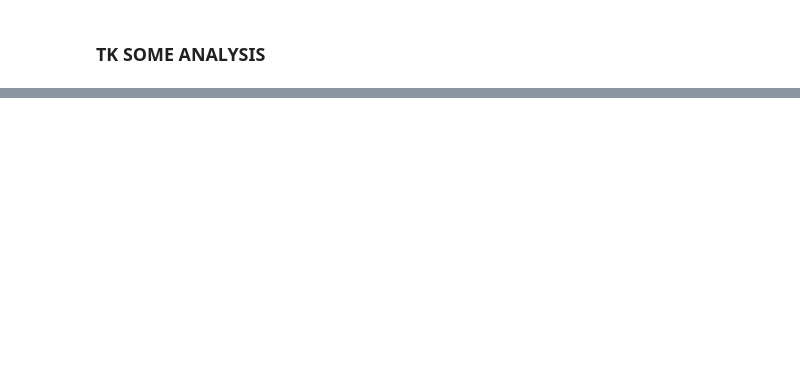
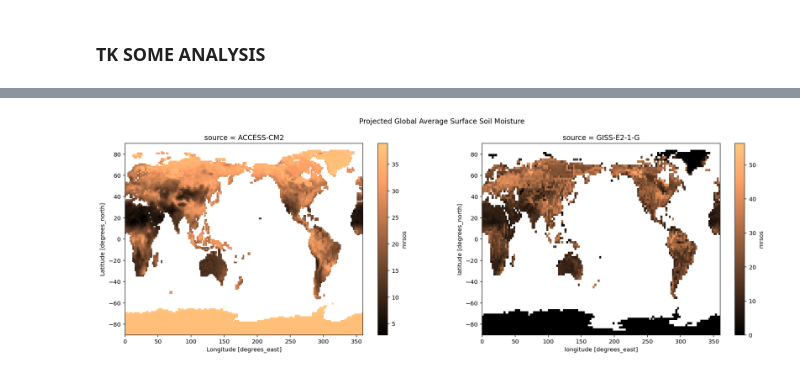
Before and after one commit to zentouro/rces-final, a Jupyter notebook: final_project.ipynb, the cells around one changed output, grey strips where cells are left out. Saved outputs shown, nothing was run; the diff lists cells and outputs as text; code cells hidden in the pictures; blank space fills up the shorter version.

```diff
--- a/final_project.ipynb
+++ b/final_project.ipynb
@@ -334,0 +312,18 @@ def corrrelation(x, y, dims=None):
+# %%
+def load_data(df):
+    ''' Load dataset using zarr'''
+    zstore = df.zstore.values[-1]
+
+    # create a mutable-mapping-style interface to the store
+    mapper = fsspec.get_mapper(zstore)
+
+    # open it using xarray and zarr
+    ds = xr.open_zarr(mapper, consolidated = True)
+    return ds
+# %%
+df = pd.read_csv('https://storage.googleapis.com/cmip6/cmip6-zarr-consolidated-stores.csv')
+df_access = df.query("experiment_id == '1pctCO2' & variable_id == 'mrsos' & table_id == 'Lmon' & source_id == 'ACCESS-CM2' & member_id == 'r1i1p1f1'")
+df_giss = df.query("experiment_id == '1pctCO2' & variable_id == 'mrsos' & table_id == 'Lmon' & source_id == 'GISS-E2-1-G' & member_id == 'r1i1p1f1'")
+
+ds_giss = load_data(df_giss)
+ds_access = load_data(df_access)
@@ -334,0 +562,14 @@ def corrrelation(x, y, dims=None):
+# %%
+import regionmask
+mask = regionmask.defined_regions.natural_earth.land_110.mask(ds_giss)
+# %%
+fig, ax = plt.subplots(ncols = 2, figsize = (20, 6))
+ds_access.mrsos.mean(dim = 'time').plot(cmap = 'copper', ax = ax[0])
+ax[0].set_title("source = ACCESS-CM2")
+
+ds_giss.where(mask == 0).mrsos.mean(dim = 'time').plot(cmap = 'copper', ax = ax[1])
+ax[1].set_title("source = GISS-E2-1-G")
+
+plt.suptitle("Projected Global Average Surface Soil Moisture");
+# %% [output]
+[figure, added]
```
Also changed, not shown: parts of 52 cells of this notebook.
